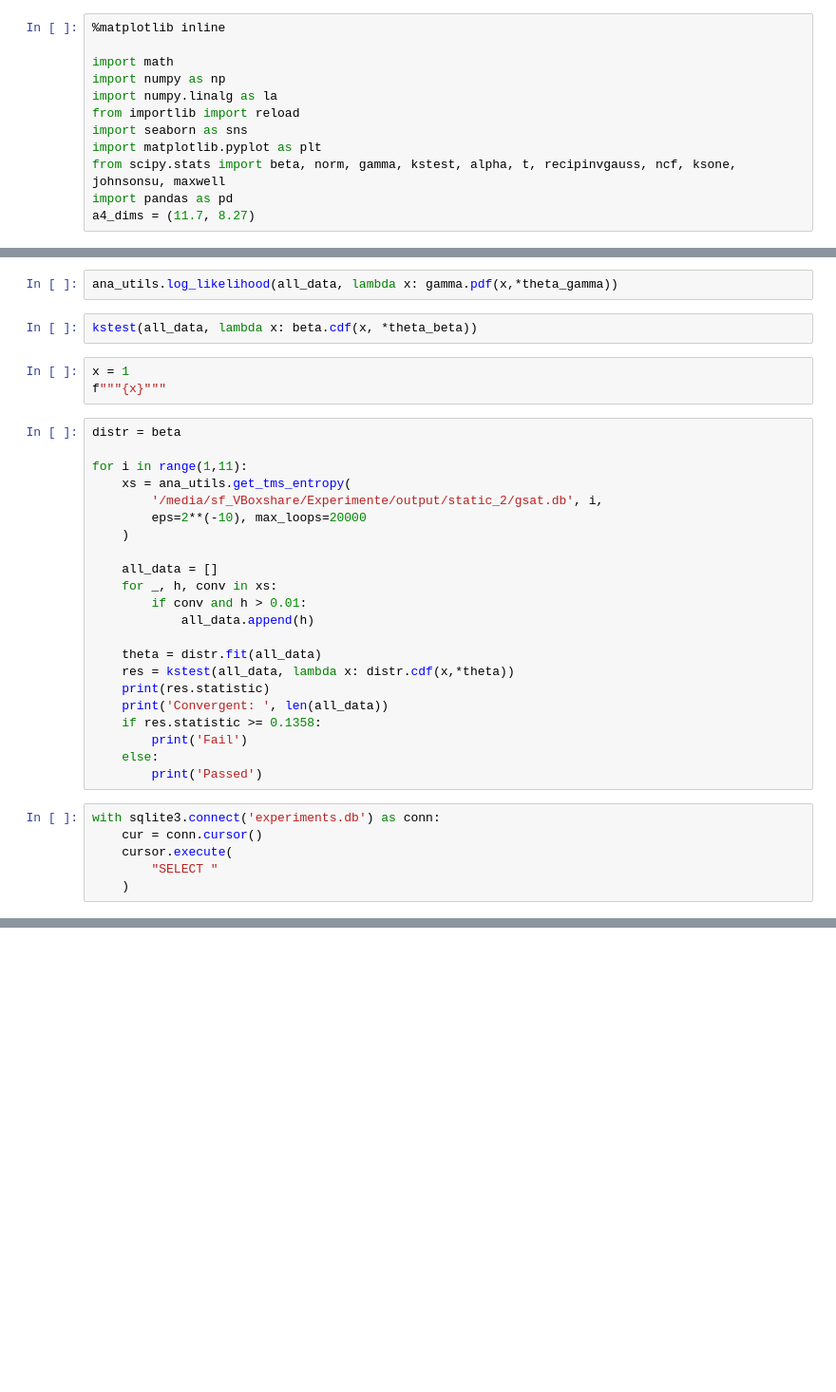
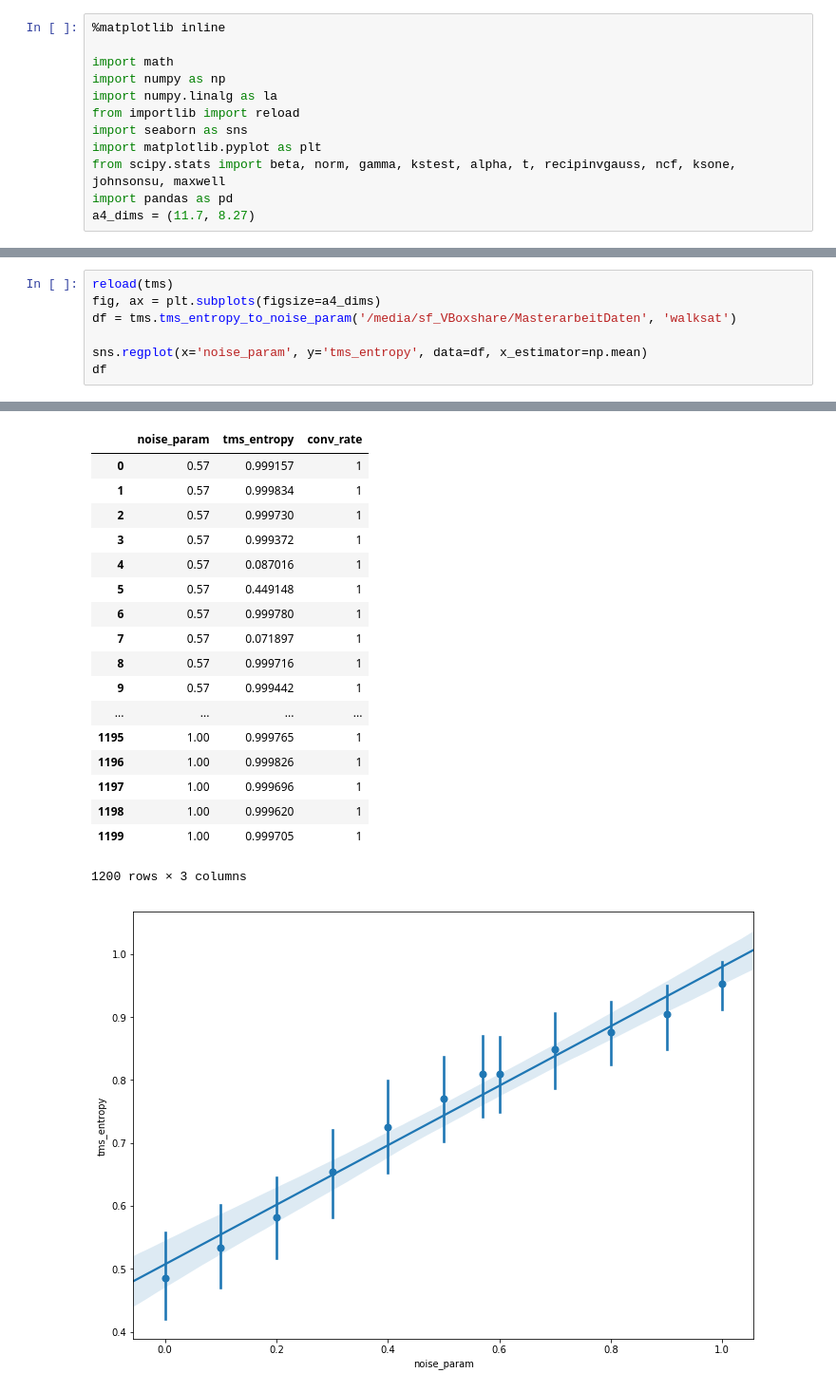
Before and after one commit to SRechenberger/Masterarbeit_Code, a Jupyter notebook: analysis.ipynb, the cells around one changed output, grey strips where cells are left out. Shown: that part at 95% size. Cells and saved outputs as stored; diff of their text form; blank space fills up the shorter version.

```diff
--- a/analysis.ipynb
+++ b/analysis.ipynb
@@ -196,35 +27,8 @@ ana_utils.log_likelihood(all_data, lambda x: norm.pdf(x,*theta_norm))
-# %%
-ana_utils.log_likelihood(all_data, lambda x: gamma.pdf(x,*theta_gamma))
-# %%
-kstest(all_data, lambda x: beta.cdf(x, *theta_beta))
-# %%
-x = 1
-f"""{x}"""
-# %%
-distr = beta
-
-for i in range(1,11):
-    xs = ana_utils.get_tms_entropy(
-        '/media/sf_VBoxshare/Experimente/output/static_2/gsat.db', i,
-        eps=2**(-10), max_loops=20000
-    )
-
-    all_data = []
-    for _, h, conv in xs:
-        if conv and h > 0.01:
-            all_data.append(h)
-
-    theta = distr.fit(all_data)
-    res = kstest(all_data, lambda x: distr.cdf(x,*theta))
-    print(res.statistic)
-    print('Convergent: ', len(all_data))
-    if res.statistic >= 0.1358:
-        print('Fail')
-    else:
-        print('Passed')
-# %%
-with sqlite3.connect('experiments.db') as conn:
-    cur = conn.cursor()
-    cursor.execute(
-        "SELECT "
-    )
+# %%
+reload(tms)
+fig, ax = plt.subplots(figsize=a4_dims)
+df = tms.tms_entropy_to_noise_param('/media/sf_VBoxshare/MasterarbeitDaten', 'walksat')
+
+sns.regplot(x='noise_param', y='tms_entropy', data=df, x_estimator=np.mean)
+df
+# %% [output]
@@ -230,0 +47,19 @@ with sqlite3.connect('experiments.db') as conn:
+|  | noise_param | tms_entropy | conv_rate |
+| 0 | 0.57 | 0.999157 | 1 |
+| 1 | 0.57 | 0.999834 | 1 |
+| 2 | 0.57 | 0.999730 | 1 |
+| 3 | 0.57 | 0.999372 | 1 |
+| 4 | 0.57 | 0.087016 | 1 |
+| 5 | 0.57 | 0.449148 | 1 |
+| 6 | 0.57 | 0.999780 | 1 |
+| 7 | 0.57 | 0.071897 | 1 |
+| 8 | 0.57 | 0.999716 | 1 |
+| 9 | 0.57 | 0.999442 | 1 |
+| ... | ... | ... | ... |
+| 1195 | 1.00 | 0.999765 | 1 |
+| 1196 | 1.00 | 0.999826 | 1 |
+| 1197 | 1.00 | 0.999696 | 1 |
+| 1198 | 1.00 | 0.999620 | 1 |
+| 1199 | 1.00 | 0.999705 | 1 |
+1200 rows × 3 columns
+[figure, added]
```
Also changed, not shown: parts of 20 cells of this notebook.
